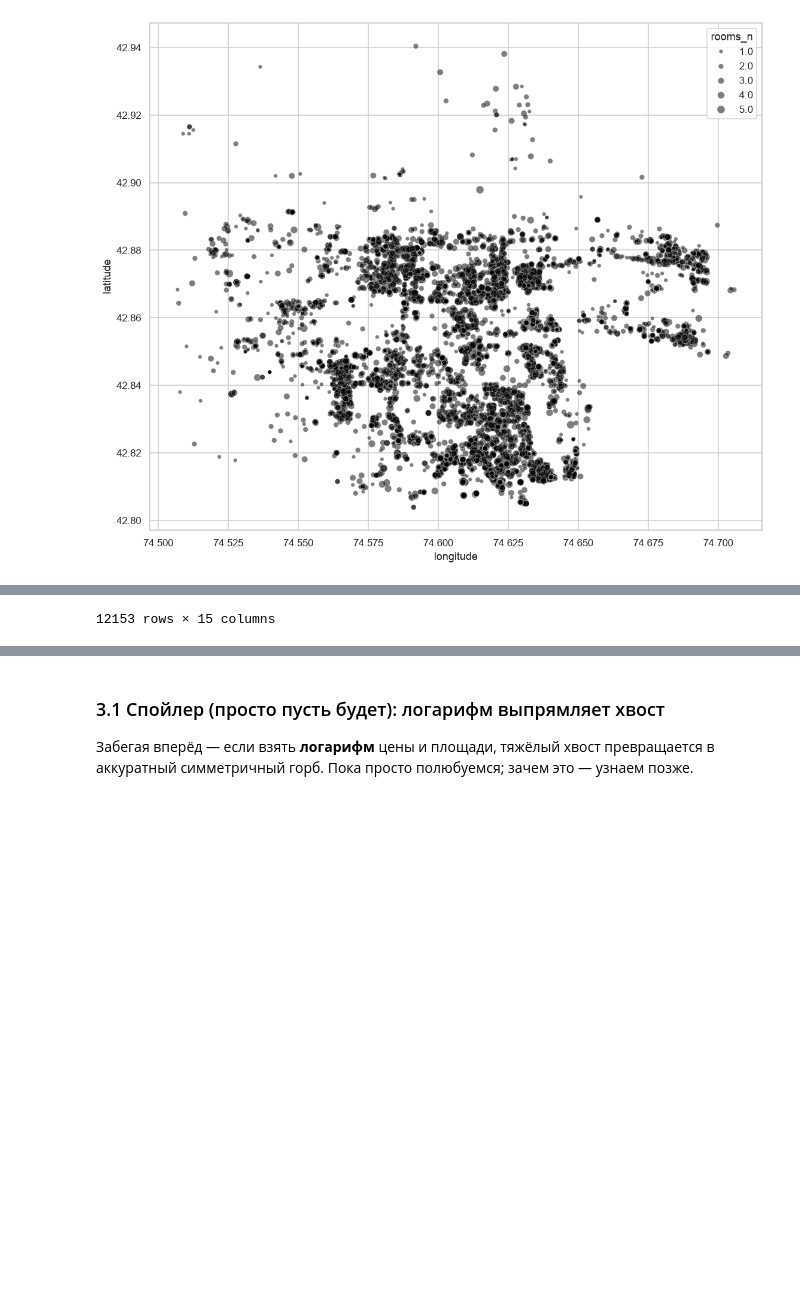
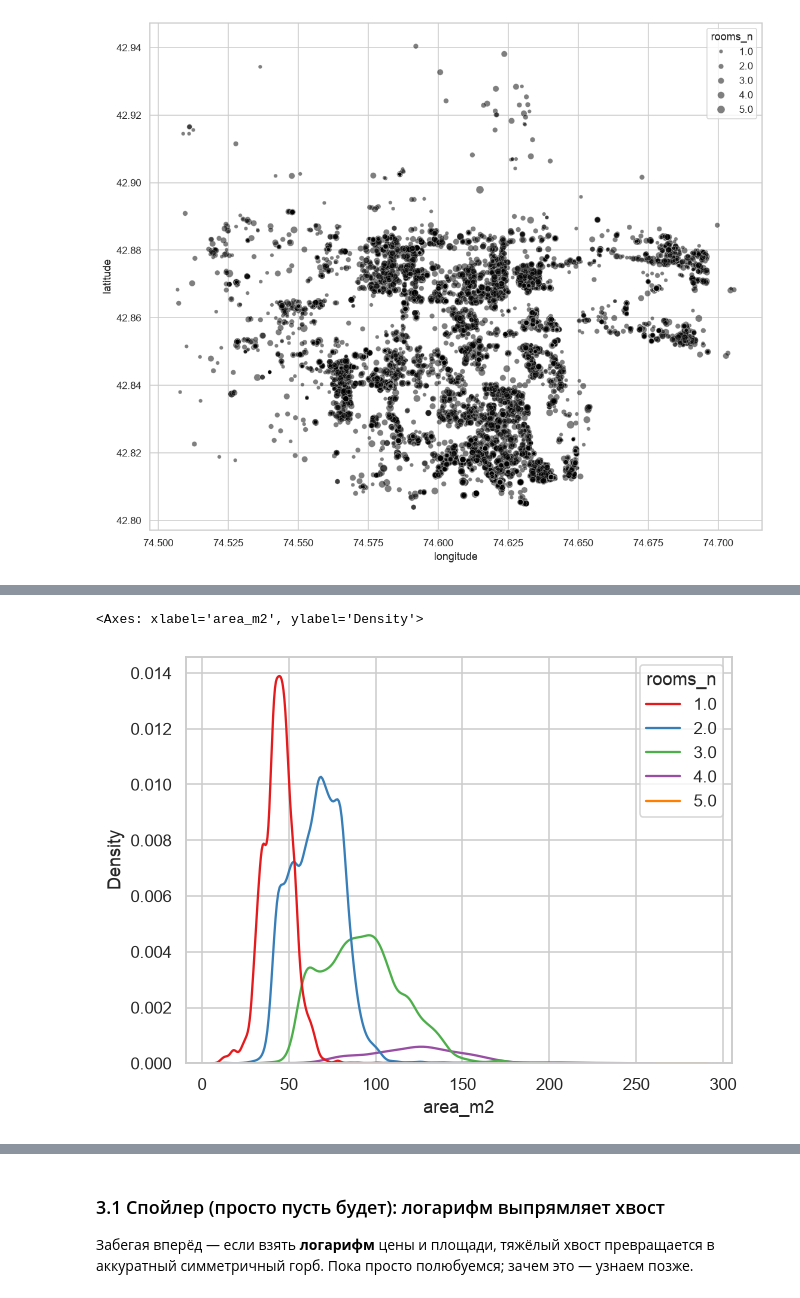
Before and after one commit to ai-academy-bish/ds8_house_kg_proj, a Jupyter notebook: seminar_1.ipynb, the cells around one changed output, grey strips where cells are left out. Cells and saved outputs as stored; diff of their text form; code cells hidden in the pictures; blank space fills up the shorter version.

```diff
--- a/seminar_1.ipynb
+++ b/seminar_1.ipynb
@@ -299,5 +327,5 @@ sns.scatterplot(data=work, y='latitude', x='longitude', color='black', alpha=.5,
 <Axes: xlabel='longitude', ylabel='latitude'>
 [figure]
 # %%
-work
+sns.kdeplot(data=work, x='area_m2', hue='rooms_n', palette='Set1')
 # %% [output]
@@ -316 +332,2 @@ work
-12153 rows × 15 columns
+<Axes: xlabel='area_m2', ylabel='Density'>
+[figure, added]
```
Also changed, not shown: parts of 24 cells of this notebook.
